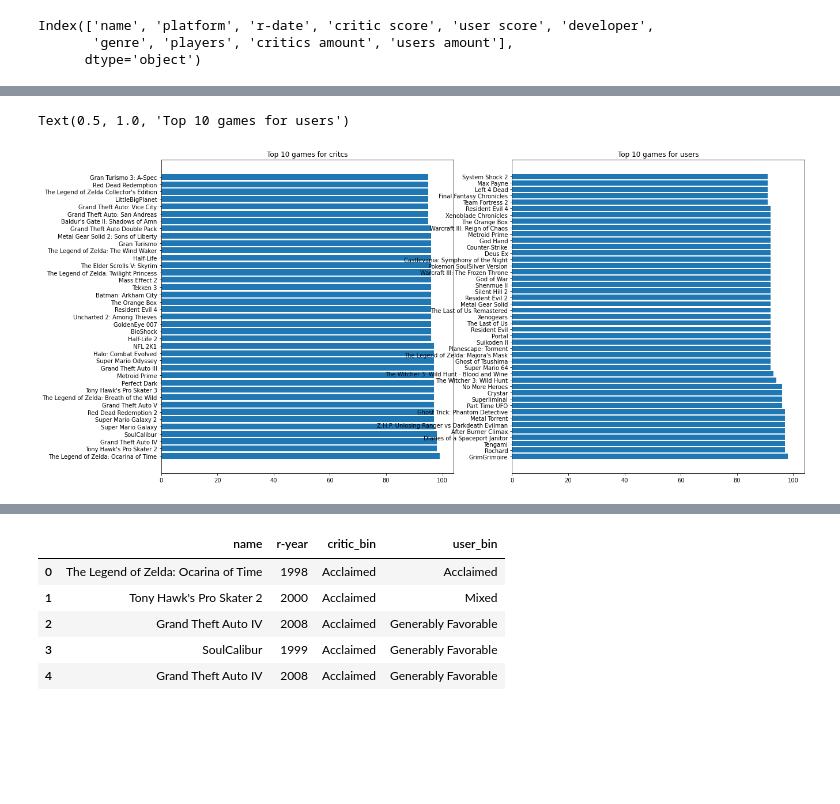
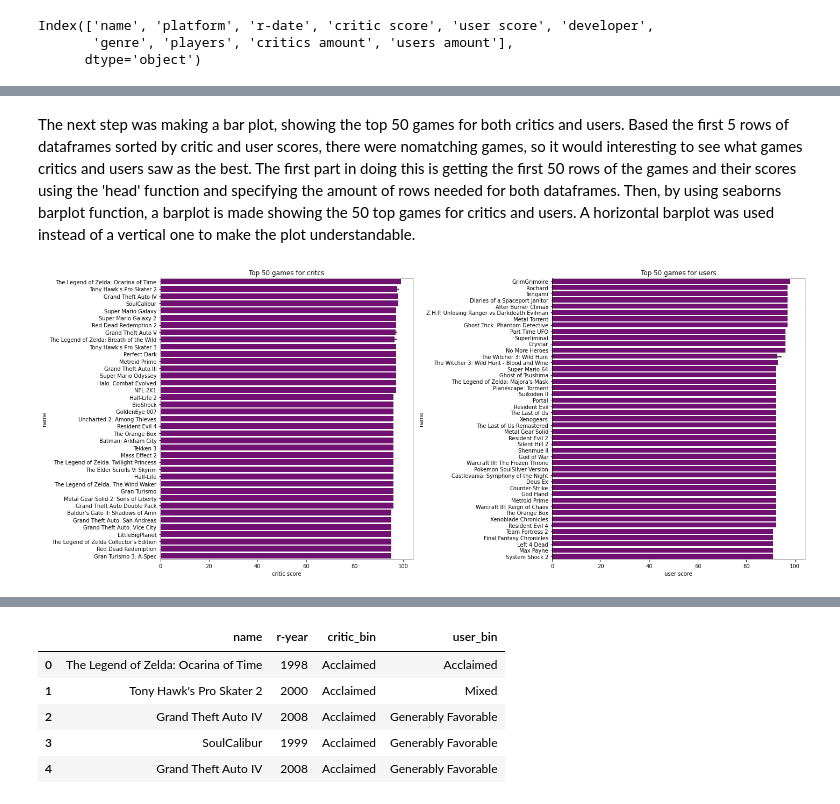
Before and after one commit to BlexxeCode/DataProjects, a Jupyter notebook: difference-between-critics-and-user-game-scores.ipynb, the cells around one changed output, grey strips where cells are left out. Cells and saved outputs as stored; diff of their text form; code cells hidden in the pictures; blank space fills up the shorter version.

Commit message:
Kaggle Notebook | Difference between critics and user game scores   | Version 3

```diff
--- a/difference-between-critics-and-user-game-scores.ipynb
+++ b/difference-between-critics-and-user-game-scores.ipynb
@@ -81,0 +113,2 @@ game_scores['user score'].isnull().sum()
+# %%
+game_scores.dropna(subset=['user score'], axis=0, inplace=True)
@@ -82,6 +117,7 @@ game_scores['user score'].isnull().sum()
 # %%
 #changing score from object to float, them multiplying by 10 to match the meta score
 game_scores['user score'] = game_scores['user score'].astype('float') * 10
+game_scores['user score'] = game_scores['user score'].astype('int')
 # %%
 game_scores.head()
 # %% [output]
@@ -230,14 +313,18 @@ Name: percent_difference, dtype: float64
+# %% [markdown]
+The next step was making a bar plot, showing the top 50 games for both critics and users. Based the first 5 rows of dataframes sorted by critic and user scores, there were nomatching games, so it would interesting to see what games critics and users saw as the best. The first part in doing this is getting the first 50 rows of the games and their scores using the 'head' function and specifying the amount of rows needed for both dataframes. Then, by using seaborns barplot function, a barplot is made showing the 50 top games for critics and users. A horizontal barplot was used instead of a vertical one to make the plot understandable.
 # %%
 critics_top_name = game_scores['name'].head(50)
 critics_top_score = game_scores['critic score'].head(50)
 user_top_name = game_scores_user['name'].head(50)
 user_top_score = game_scores_user['user score'].head(50)
 # %%
-fig, (ax1, ax2) = plt.subplots(1,2, sharex=True, figsize=(20,10))
-ax1.barh(critics_top_name,critics_top_score)
-ax2.barh(user_top_name,user_top_score)
-ax1.set_title('Top 10 games for critcs')
-ax2.set_title('Top 10 games for users')
+#showing top 50 games for critics and users
+fig, (ax1, ax2) = plt.subplots(1,2, sharex=True, figsize=(20,8))
+sns.barplot(y=critics_top_name,x=critics_top_score, ax=ax1, color='purple')
+sns.barplot(y=user_top_name,x=user_top_score,color='purple', ax=ax2)
+fig.tight_layout()
+ax1.set_title('Top 50 games for critcs')
+ax2.set_title('Top 50 games for users')
+plt.show()
 # %% [output]
-Text(0.5, 1.0, 'Top 10 games for users')
-[figure, old version]
+[figure, new version]
```
Also changed, not shown: parts of 82 cells of this notebook.
